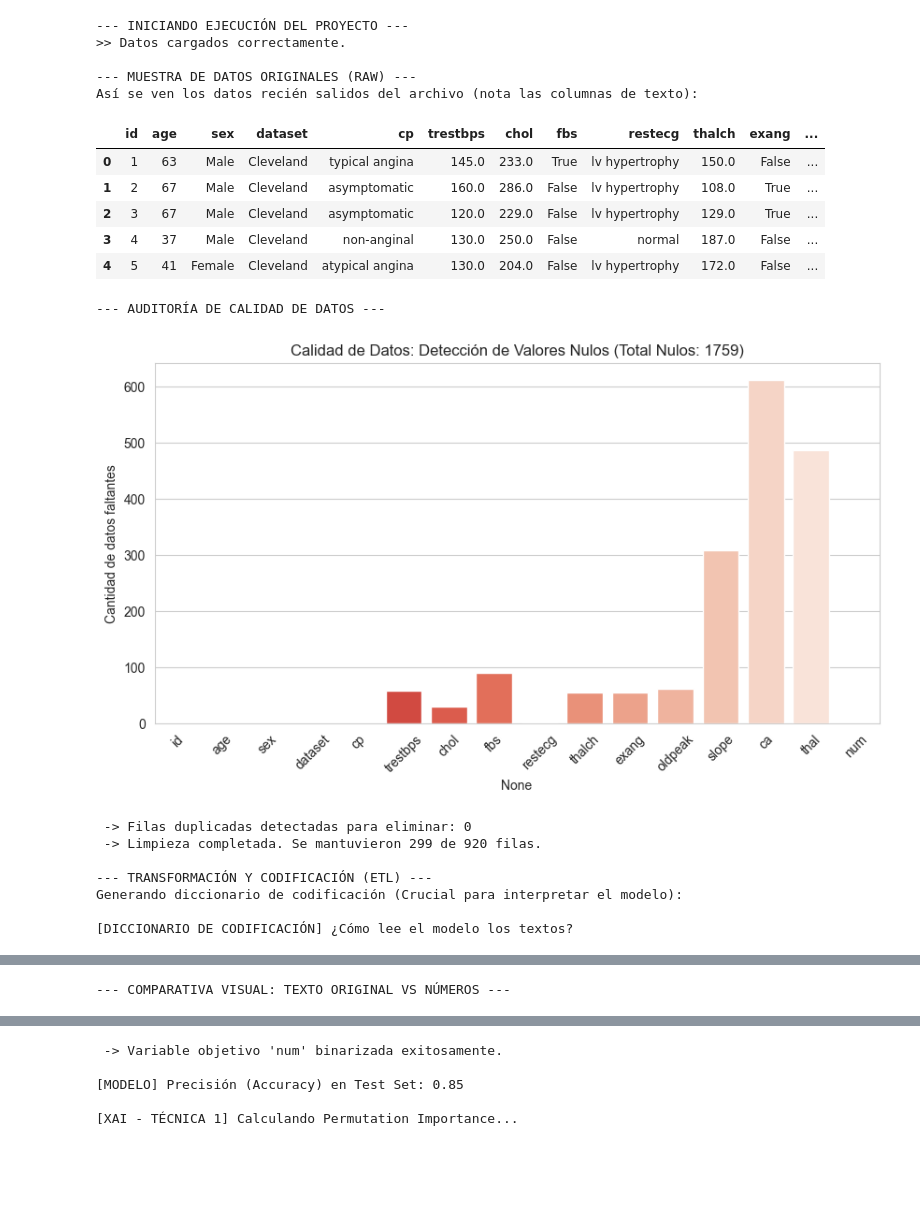
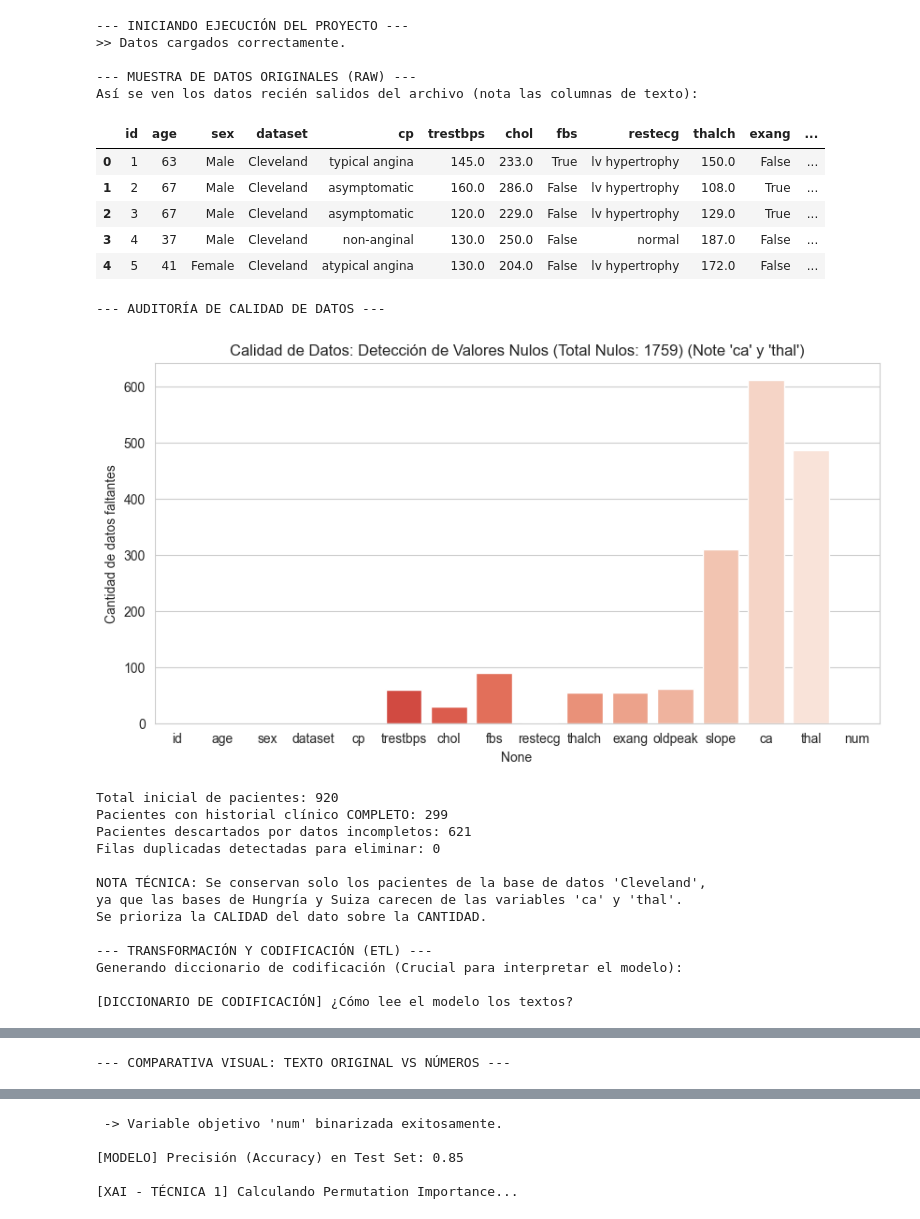
Before and after one commit to JavierVMC29/maestria-ia-ml-actividad4-grupo2, a Jupyter notebook: main.ipynb, the cells around one changed output, grey strips where cells are left out. Cells and saved outputs as stored; diff of their text form; code cells hidden in the pictures; blank space fills up the shorter version.

Commit message:
feat: improve data pre processing feat: add base README

```diff
--- a/main.ipynb
+++ b/main.ipynb
@@ -41,26 +41,28 @@ print("\n--- MUESTRA DE DATOS ORIGINALES (RAW) ---")
 print("Así se ven los datos recién salidos del archivo (nota las columnas de texto):")
 display(df.head())
 
-# --- B. AUDITORÍA DE CALIDAD (VISUALIZACIÓN) ---
+# --- B. AUDITORÍA DE CALIDAD DE DATOS ---
 print("\n--- AUDITORÍA DE CALIDAD DE DATOS ---")
 nulos = df.isnull().sum()
 duplicados = df.duplicated().sum()
 
-# Visualización 1: Mapa de Nulos por Columna
+# [VISUALIZACIÓN] Mapa de Nulos
 plt.figure(figsize=(10, 5))
 sns.barplot(x=nulos.index, y=nulos.values, palette='Reds_r', hue=nulos.index, legend=False)
-plt.xticks(rotation=45)
-plt.title(f"Calidad de Datos: Detección de Valores Nulos (Total Nulos: {nulos.sum()})")
+plt.title(f"Calidad de Datos: Detección de Valores Nulos (Total Nulos: {nulos.sum()}) (Note 'ca' y 'thal')")
 plt.ylabel("Cantidad de datos faltantes")
 plt.show()
 
-print(f" -> Filas duplicadas detectadas para eliminar: {duplicados}")
+# Limpieza rigurosa
+print(f"Total inicial de pacientes: {len(df)}")
+df_clean = df.dropna()
+print(f"Pacientes con historial clínico COMPLETO: {len(df_clean)}")
+print(f"Pacientes descartados por datos incompletos: {len(df) - len(df_clean)}")
+print(f"Filas duplicadas detectadas para eliminar: {duplicados}")
 
-# Limpieza
-initial_shape = df.shape
-df_clean = df.dropna().drop_duplicates()
-final_shape = df_clean.shape
-print(f" -> Limpieza completada. Se mantuvieron {final_shape[0]} de {initial_shape[0]} filas.")
+print("\nNOTA TÉCNICA: Se conservan solo los pacientes de la base de datos 'Cleveland',")
+print("ya que las bases de Hungría y Suiza carecen de las variables 'ca' y 'thal'.")
+print("Se prioriza la CALIDAD del dato sobre la CANTIDAD.")
 
 # =============================================================================
 # 2. PRE-PROCESAMIENTO TRANSPARENTE Y CODIFICACIÓN
@@ -245,36 +247,42 @@ if 'sex' in X_test.columns:
     plt.axhline(y=rec_male, color='r', linestyle='--', alpha=0.5)
     plt.show()
 
     print(f" -> Sensibilidad en Mujeres: {rec_female:.2f}")
     print(f" -> Sensibilidad en Hombres: {rec_male:.2f}")
 
     diff = abs(rec_female - rec_male)
     print(f"\n[CONCLUSIÓN ÉTICA] Diferencia de rendimiento: {diff:.2f}")
     if diff > 0.1:
         print("ALERTA: Existe un sesgo significativo. El modelo no es justo.")
         print("Esto representa un riesgo ético grave si se implementa en hospitales.")
     else:
         print("El modelo parece equilibrado, aunque se requiere validación externa.")
 else:
     print("No se encontró la columna 'sex' para realizar el análisis ético.")
 
 print("\n--- FIN DEL PROCESO ---")
 # %% [output]
 --- INICIANDO EJECUCIÓN DEL PROYECTO ---
 >> Datos cargados correctamente.
 
 --- MUESTRA DE DATOS ORIGINALES (RAW) ---
 Así se ven los datos recién salidos del archivo (nota las columnas de texto):
 |  | id | age | sex | dataset | cp | trestbps | chol | fbs | restecg | thalch | exang | ... |
 | 0 | 1 | 63 | Male | Cleveland | typical angina | 145.0 | 233.0 | True | lv hypertrophy | 150.0 | False | ... |
 | 1 | 2 | 67 | Male | Cleveland | asymptomatic | 160.0 | 286.0 | False | lv hypertrophy | 108.0 | True | ... |
 | 2 | 3 | 67 | Male | Cleveland | asymptomatic | 120.0 | 229.0 | False | lv hypertrophy | 129.0 | True | ... |
 | 3 | 4 | 37 | Male | Cleveland | non-anginal | 130.0 | 250.0 | False | normal | 187.0 | False | ... |
 | 4 | 5 | 41 | Female | Cleveland | atypical angina | 130.0 | 204.0 | False | lv hypertrophy | 172.0 | False | ... |
 --- AUDITORÍA DE CALIDAD DE DATOS ---
-[figure, old version]
+[figure, new version]
- -> Filas duplicadas detectadas para eliminar: 0
- -> Limpieza completada. Se mantuvieron 299 de 920 filas.
+Total inicial de pacientes: 920
+Pacientes con historial clínico COMPLETO: 299
+Pacientes descartados por datos incompletos: 621
+Filas duplicadas detectadas para eliminar: 0
+
+NOTA TÉCNICA: Se conservan solo los pacientes de la base de datos 'Cleveland',
+ya que las bases de Hungría y Suiza carecen de las variables 'ca' y 'thal'.
+Se prioriza la CALIDAD del dato sobre la CANTIDAD.
 
 --- TRANSFORMACIÓN Y CODIFICACIÓN (ETL) ---
 Generando diccionario de codificación (Crucial para interpretar el modelo):
```
Also changed, not shown: 1 other file.
